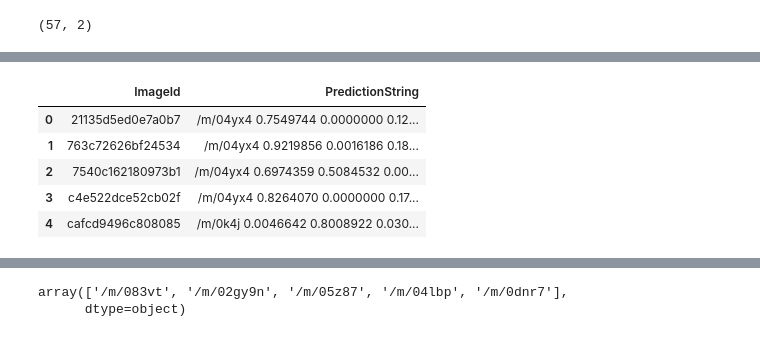
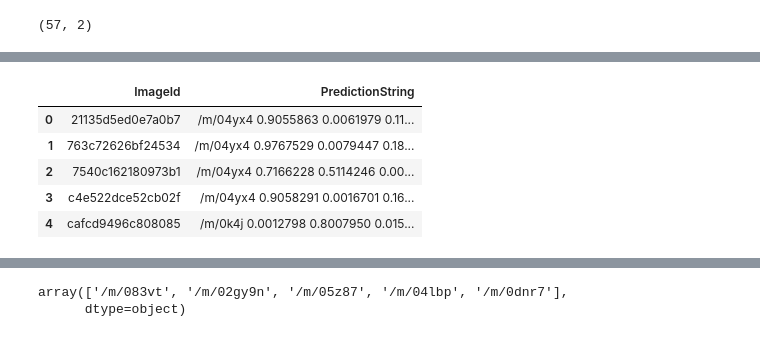
Before and after one commit to chicm/open-images-vrd, a Jupyter notebook: notebooks/submit.ipynb, the cells around one changed output, grey strips where cells are left out. Saved outputs shown, nothing was run; the diff lists cells and outputs as text; code cells hidden in the pictures.

```diff
--- a/notebooks/submit.ipynb
+++ b/notebooks/submit.ipynb
@@ -218,13 +257,13 @@ total 268M
 # %%
-df_det = pd.read_csv('sub_detect_0722_1.csv')
+df_det = pd.read_csv('sub_detect_0724.csv')
 df_det.head()
 # %% [output]
 |  | ImageId | PredictionString |
-| 0 | 21135d5ed0e7a0b7 | /m/04yx4 0.7549744 0.0000000 0.12... |
-| 1 | 763c72626bf24534 | /m/04yx4 0.9219856 0.0016186 0.18... |
-| 2 | 7540c162180973b1 | /m/04yx4 0.6974359 0.5084532 0.00... |
-| 3 | c4e522dce52cb02f | /m/04yx4 0.8264070 0.0000000 0.17... |
-| 4 | cafcd9496c808085 | /m/0k4j 0.0046642 0.8008922 0.030... |
+| 0 | 21135d5ed0e7a0b7 | /m/04yx4 0.9055863 0.0061979 0.11... |
+| 1 | 763c72626bf24534 | /m/04yx4 0.9767529 0.0079447 0.18... |
+| 2 | 7540c162180973b1 | /m/04yx4 0.7166228 0.5114246 0.00... |
+| 3 | c4e522dce52cb02f | /m/04yx4 0.9058291 0.0016701 0.16... |
+| 4 | cafcd9496c808085 | /m/0k4j 0.0012798 0.8007950 0.015... |
 # %%
 def get_det(pred_str):
     dets = []
```
Also changed, not shown: parts of 12 cells of this notebook, 5 other files.
